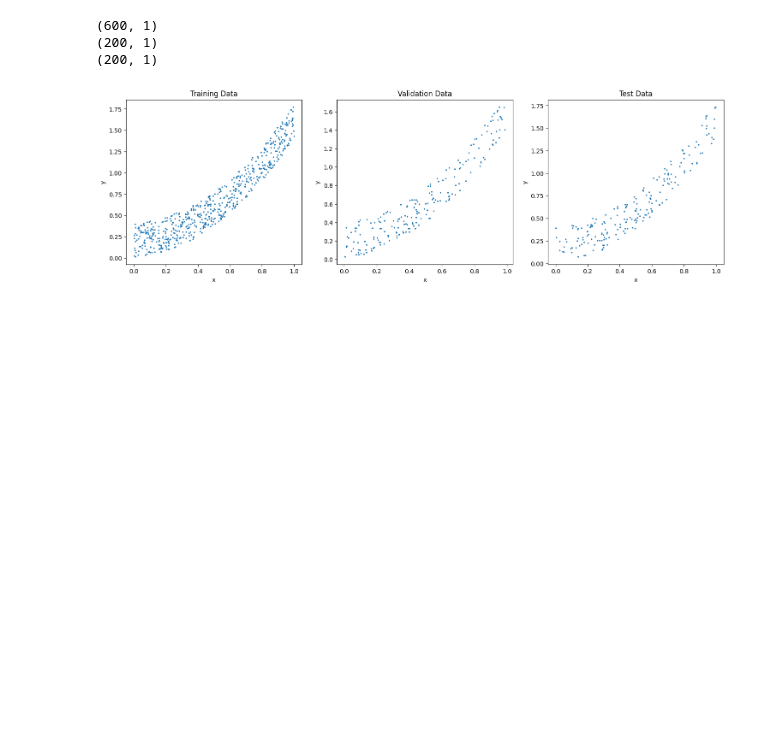
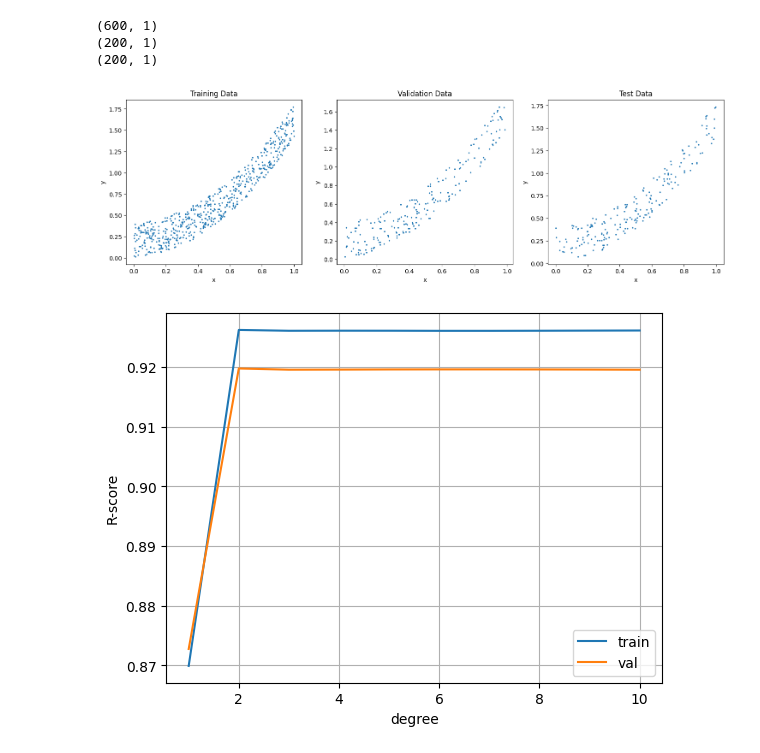
Before and after one commit to Himanshu-Kumar-123/ML-Linear-Regression-Cars24-Scratch, a Jupyter notebook: Cross_Validation.ipynb, the cells around one changed output. Cells and saved outputs as stored; diff of their text form; code cells hidden in the pictures; blank space fills up the shorter version.

```diff
--- a/Cross_Validation.ipynb
+++ b/Cross_Validation.ipynb
@@ -59,3 +62,32 @@ for i in range(3):
 from sklearn.preprocessing import StandardScaler, PolynomialFeatures
 from sklearn.linear_model import Lasso, Ridge
 from sklearn.pipeline import make_pipeline
+# %%
+# Same as we did earlier and in the last lecture
+
+max_degree = 11 # max polynomial degree
+
+train_scores = []
+val_scores = []
+
+for degree in range(1, max_degree):
+
+  polyreg_scaled = make_pipeline(PolynomialFeatures(degree), StandardScaler(), Ridge())
+  polyreg_scaled.fit(X_train, y_train)
+
+  train_score = polyreg_scaled.score(X_train, y_train)
+  val_score= polyreg_scaled.score(X_val, y_val)
+
+  train_scores.append(train_score)
+  val_scores.append(val_score)
+
+plt.figure()
+plt.plot(list(range(1, max_degree)), train_scores, label="train")
+plt.plot(list(range(1, max_degree)), val_scores, label="val")
+plt.legend(loc='lower right')
+plt.xlabel("degree")
+plt.ylabel("R-score")
+plt.grid()
+plt.show()
+# %% [output]
+[figure, added]
```
Also changed, not shown: parts of 2 cells of this notebook.
